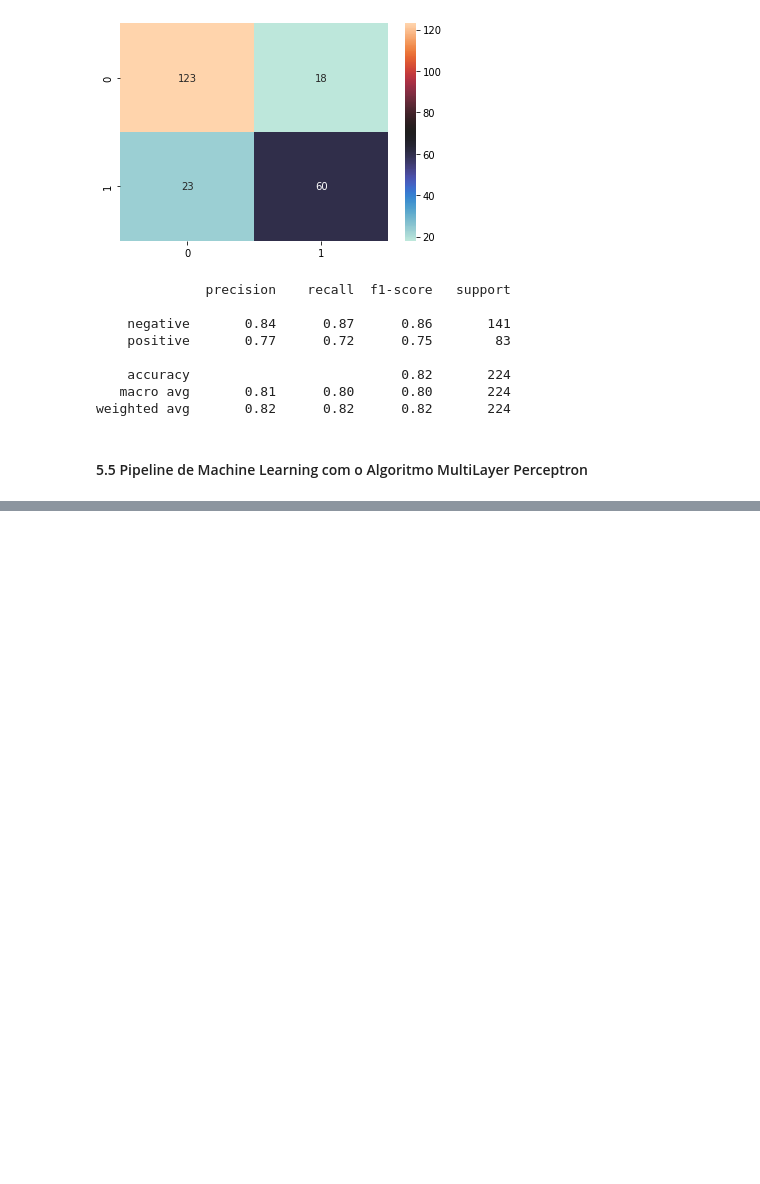
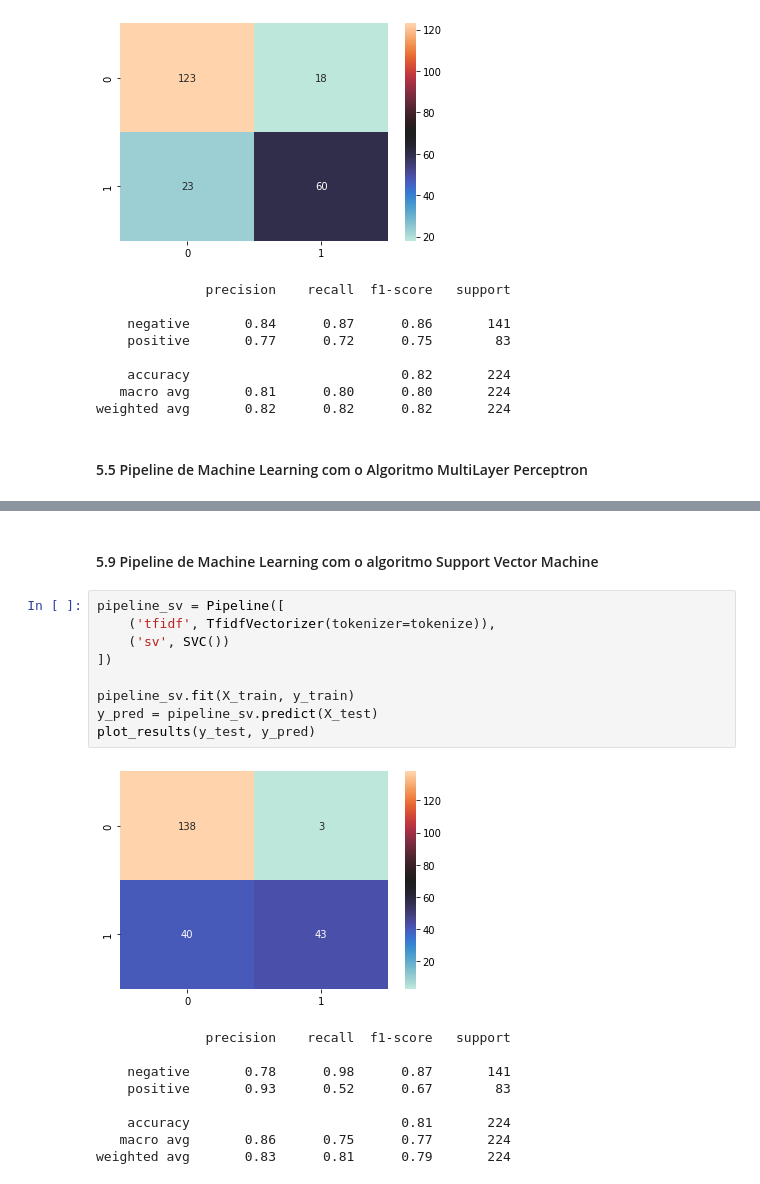
Before and after one commit to macedoti13/Election-Tweets-Sentiment-Analysis, a Jupyter notebook: final.ipynb, the cells around one changed output, grey strips where cells are left out. Drawn from its saved outputs; the diff is of its cells as text; blank space fills up the shorter version.

```diff
--- a/final.ipynb
+++ b/final.ipynb
@@ -275,0 +340,21 @@ weighted avg       0.84      0.84      0.84       224
+# %% [markdown]
+#### 5.9 Pipeline de Machine Learning com o algoritmo Support Vector Machine
+# %%
+pipeline_sv = Pipeline([
+    ('tfidf', TfidfVectorizer(tokenizer=tokenize)),
+    ('sv', SVC())
+])
+
+pipeline_sv.fit(X_train, y_train)
+y_pred = pipeline_sv.predict(X_test)
+plot_results(y_test, y_pred)
+# %% [output]
+[figure, added]
+              precision    recall  f1-score   support
+
+    negative       0.78      0.98      0.87       141
+    positive       0.93      0.52      0.67        83
+
+    accuracy                           0.81       224
+   macro avg       0.86      0.75      0.77       224
+weighted avg       0.83      0.81      0.79       224
```
Also changed, not shown: parts of 13 cells of this notebook, 3 other files.
